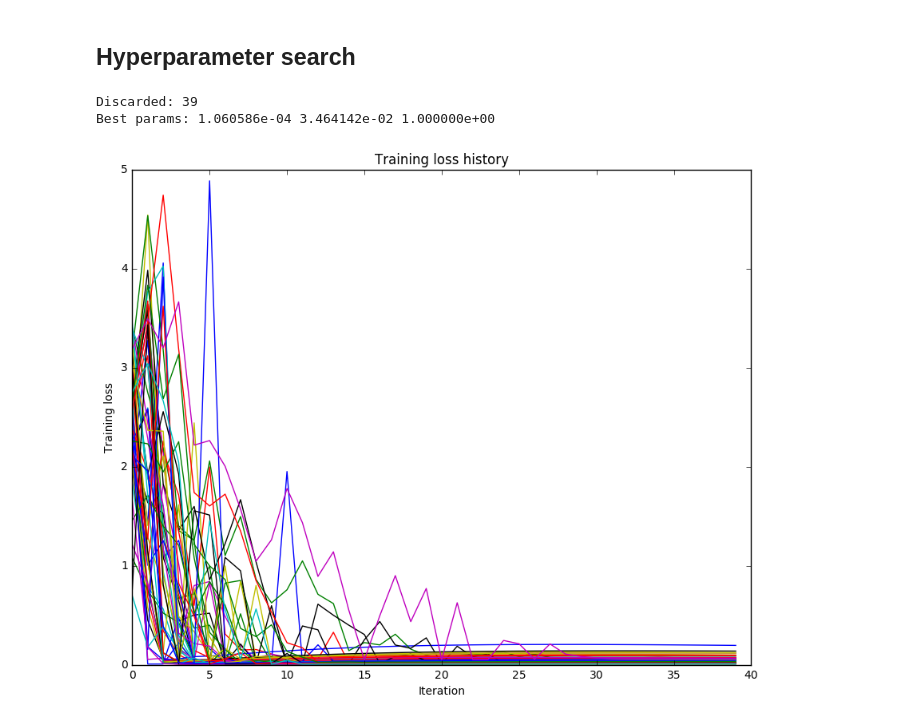
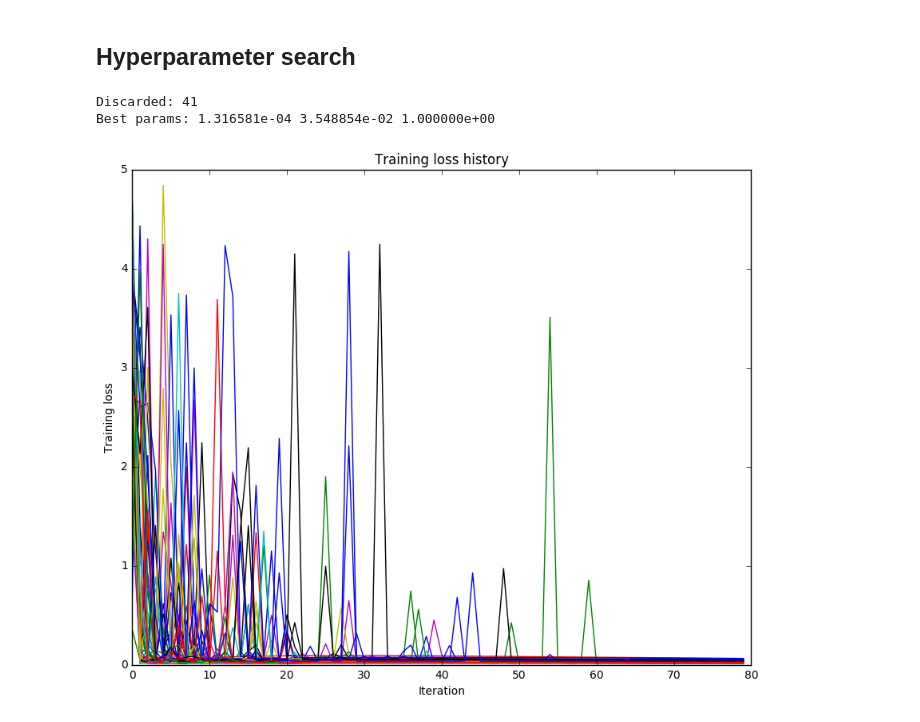
Before and after one commit to lemairecarl/cs231n_perso_2, a Jupyter notebook: FlexNet.ipynb, the cells around one changed output. Saved outputs shown, nothing was run; the diff lists cells and outputs as text; code cells hidden in the pictures.

Commit message:
Try conv net

```diff
--- a/FlexNet.ipynb
+++ b/FlexNet.ipynb
@@ -66,12 +66,8 @@ print X.shape
 lr = 3.464142e-02
 reg = 1.060586e-04
 model = Sequential(batch_shape=X.shape, weight_scale=1.0, reg=reg, dtype=np.float64)
-model.add(Dense(num_neurons=10, weight_init='sqrt_2_over_n'))
-model.add(Relu())
-model.add(Dense(num_neurons=10, weight_init='sqrt_2_over_n'))
-model.add(Relu())
-model.add(Dense(num_neurons=10, weight_init='sqrt_2_over_n'))
-model.add(Relu())
+model.add(ConvBnRelu(8))
+model.add(Pool())
 model.add(Dense(num_neurons=10, weight_init='sqrt_2_over_n'))
 model.build(loss=Softmax())
 model.print_params()
@@ -141,16 +135,12 @@ def uniform(minv, maxv):
 discarded = 0
 for _ in range(100):
     weight_scale = 1.0  # 10 ** uniform(-4, -2)
-    learning_rate = 10 ** uniform(-1.5, -1)
-    reg = 10 ** uniform(-4, -3)
+    learning_rate = 10 ** uniform(-1.5, -1.3)
+    reg = 10 ** uniform(-4, -3.5)
 
     model = Sequential(batch_shape=X.shape, weight_scale=weight_scale, reg=reg)
-    model.add(Dense(num_neurons=10, weight_init='sqrt_2_over_n'))
-    model.add(Relu())
-    model.add(Dense(num_neurons=10, weight_init='sqrt_2_over_n'))
-    model.add(Relu())
-    model.add(Dense(num_neurons=10, weight_init='sqrt_2_over_n'))
-    model.add(Relu())
+    model.add(ConvBnRelu(8))
+    model.add(Pool())
     model.add(Dense(num_neurons=10, weight_init='sqrt_2_over_n'))
     model.build(loss=Softmax())
     #model = Sequential(batch_shape=batch_shape, weight_scale=weight_scale, reg=reg)
@@ -162,7 +152,7 @@ for _ in range(100):
     #model.build(loss=Softmax())
 
     solver = Solver(model, {'X_train': X, 'y_train': y, 'X_val': X, 'y_val': y},
-                num_epochs=40, batch_size=X.shape[0],
+                num_epochs=80, batch_size=X.shape[0],
                 update_rule='adam',
                 optim_config={
                   'learning_rate': learning_rate,
@@ -175,36 +165,36 @@ for _ in range(100):
     #                  'learning_rate': learning_rate,
     #                },
     #                verbose=True)
     solver.train()
     #acc = solver.val_acc_history[-1]
     acc = solver.train_acc_history[-1]
     final_loss = solver.loss_history[-1]
     format_str = '{:e} {:e}  final l: {:.5f}  acc: {}'
     #print format_str.format(reg, learning_rate, final_loss, acc)
     if np.max(solver.loss_history) > 5:
         discarded += 1
         continue
     plt.plot(solver.loss_history, '-')
     params = (reg, learning_rate, weight_scale)
     results[params] = (acc, final_loss)
     if final_loss < best_loss:
         best_acc = acc
         best_loss = final_loss
         best_solver = solver
         best_model = model
         best_params = params
 
 print 'Discarded:', discarded
 print 'Best params: {:e} {:e} {:e}'.format(*best_params)
 
 plt.title('Training loss history')
 plt.xlabel('Iteration')
 plt.ylabel('Training loss')
 plt.show()
 # %% [output]
-Discarded: 39
-Best params: 1.060586e-04 3.464142e-02 1.000000e+00
+Discarded: 41
+Best params: 1.316581e-04 3.548854e-02 1.000000e+00
-[figure, old version]
+[figure, new version]
 # %%
 # Visualize the cross-validation results
 import math
```
Also changed, not shown: parts of 3 cells of this notebook.
